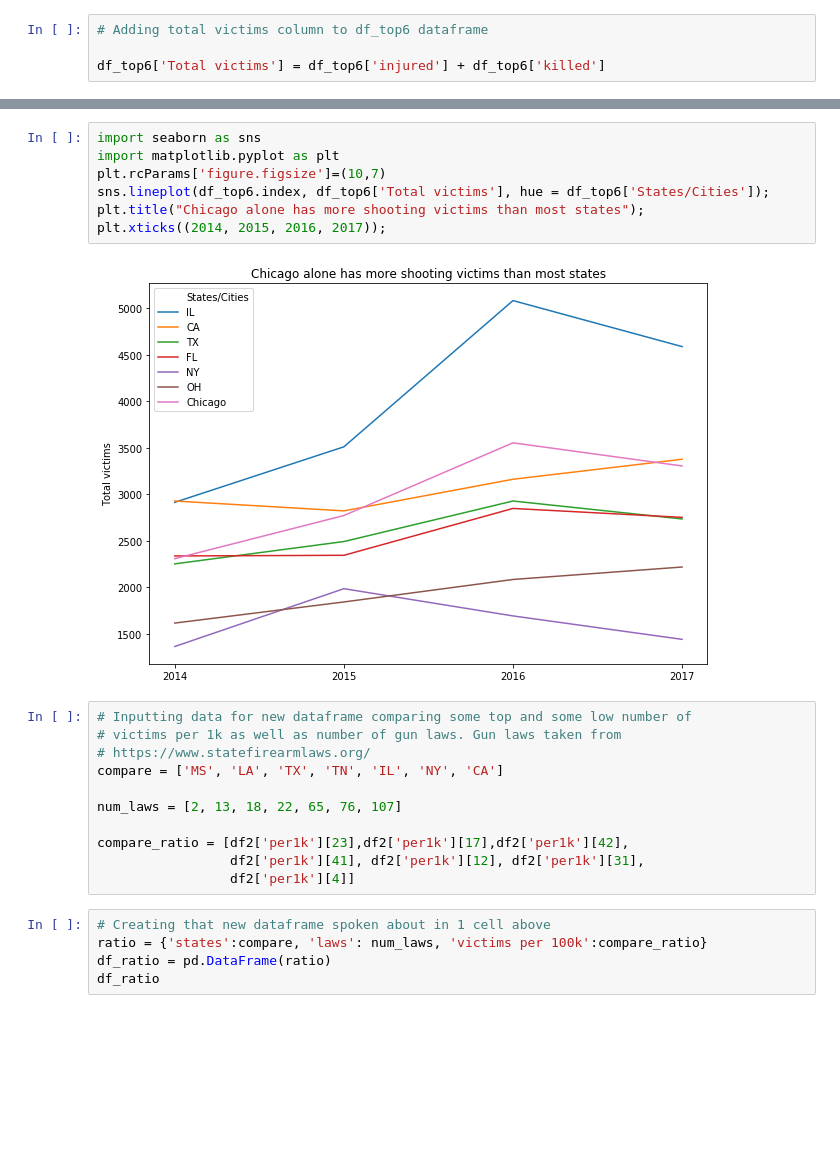
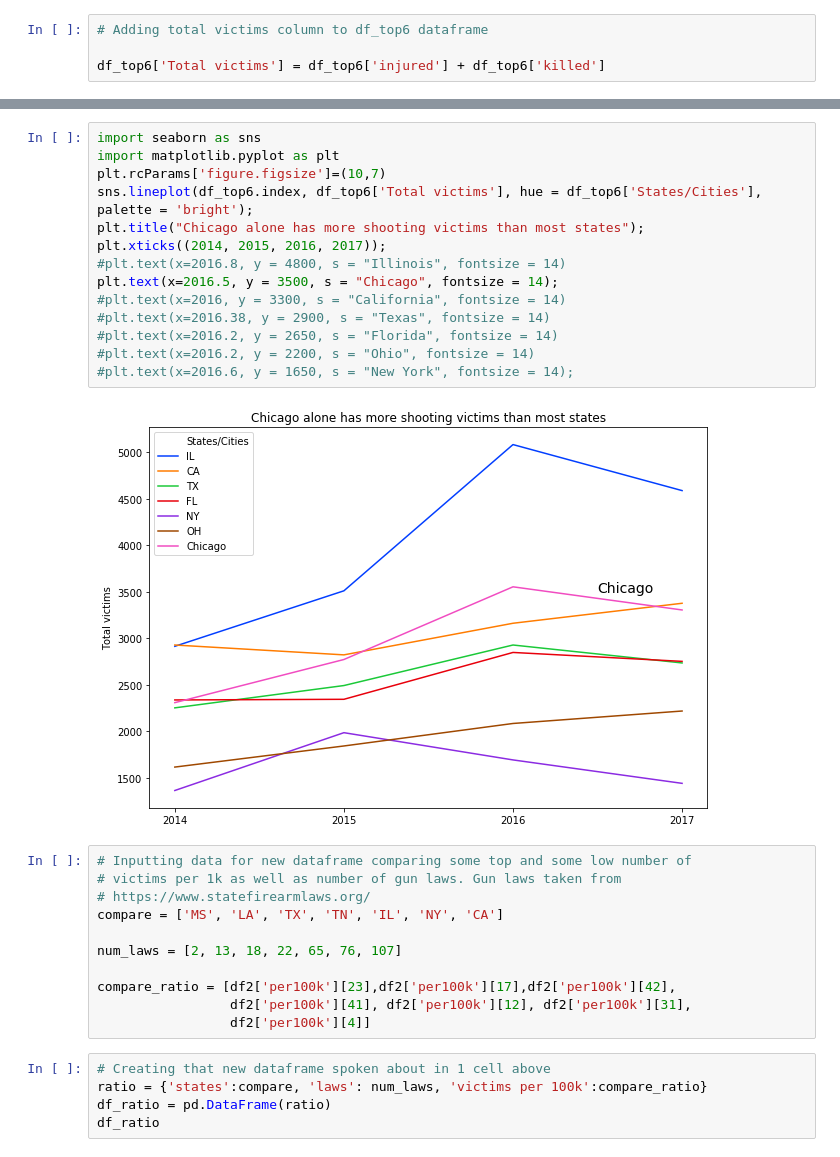
Before and after one commit to joshdsolis/Project-1, a Jupyter notebook: Project 1.ipynb, the cells around one changed output, grey strips where cells are left out. Drawn from its saved outputs; the diff is of its cells as text; blank space fills up the shorter version.

```diff
--- a/Project 1.ipynb
+++ b/Project 1.ipynb
@@ -630,12 +631,19 @@ df_top6
 # %%
 import seaborn as sns
 import matplotlib.pyplot as plt
 plt.rcParams['figure.figsize']=(10,7)
-sns.lineplot(df_top6.index, df_top6['Total victims'], hue = df_top6['States/Cities']);
+sns.lineplot(df_top6.index, df_top6['Total victims'], hue = df_top6['States/Cities'], palette = 'bright');
 plt.title("Chicago alone has more shooting victims than most states");
 plt.xticks((2014, 2015, 2016, 2017));
+#plt.text(x=2016.8, y = 4800, s = "Illinois", fontsize = 14)
+plt.text(x=2016.5, y = 3500, s = "Chicago", fontsize = 14);
+#plt.text(x=2016, y = 3300, s = "California", fontsize = 14)
+#plt.text(x=2016.38, y = 2900, s = "Texas", fontsize = 14)
+#plt.text(x=2016.2, y = 2650, s = "Florida", fontsize = 14)
+#plt.text(x=2016.2, y = 2200, s = "Ohio", fontsize = 14)
+#plt.text(x=2016.6, y = 1650, s = "New York", fontsize = 14);
 # %% [output]
-[figure, old version]
+[figure, new version]
 # %%
 # Inputting data for new dataframe comparing some top and some low number of
 # victims per 1k as well as number of gun laws. Gun laws taken from
@@ -644,9 +652,9 @@ compare = ['MS', 'LA', 'TX', 'TN', 'IL', 'NY', 'CA']
 
 num_laws = [2, 13, 18, 22, 65, 76, 107]
 
-compare_ratio = [df2['per1k'][23],df2['per1k'][17],df2['per1k'][42],
-                 df2['per1k'][41], df2['per1k'][12], df2['per1k'][31],
-                 df2['per1k'][4]]
+compare_ratio = [df2['per100k'][23],df2['per100k'][17],df2['per100k'][42],
+                 df2['per100k'][41], df2['per100k'][12], df2['per100k'][31],
+                 df2['per100k'][4]]
 # %%
 # Creating that new dataframe spoken about in 1 cell above
 ratio = {'states':compare, 'laws': num_laws, 'victims per 100k':compare_ratio}
```
Also changed, not shown: parts of 9 cells of this notebook.
